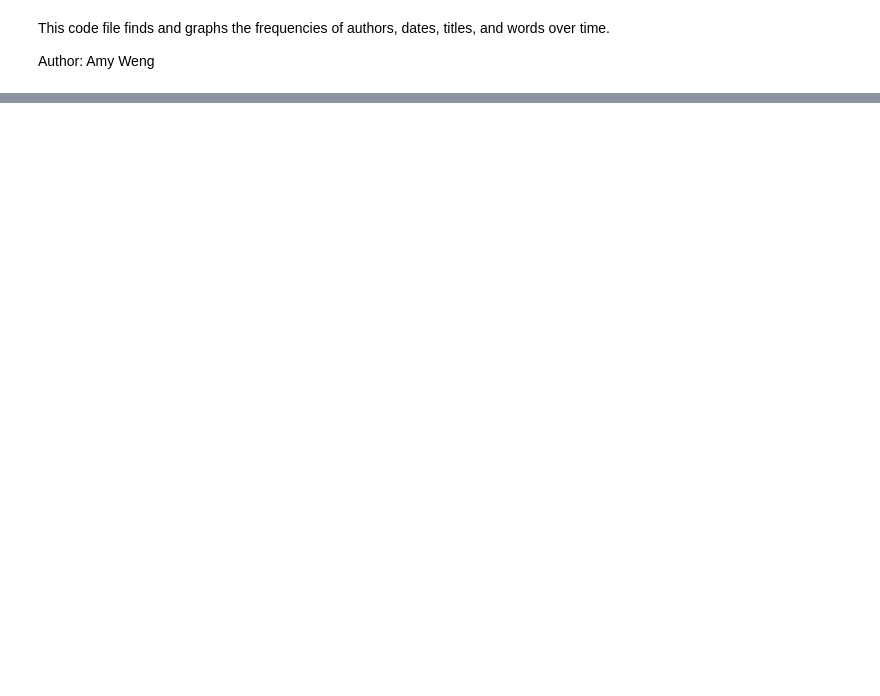
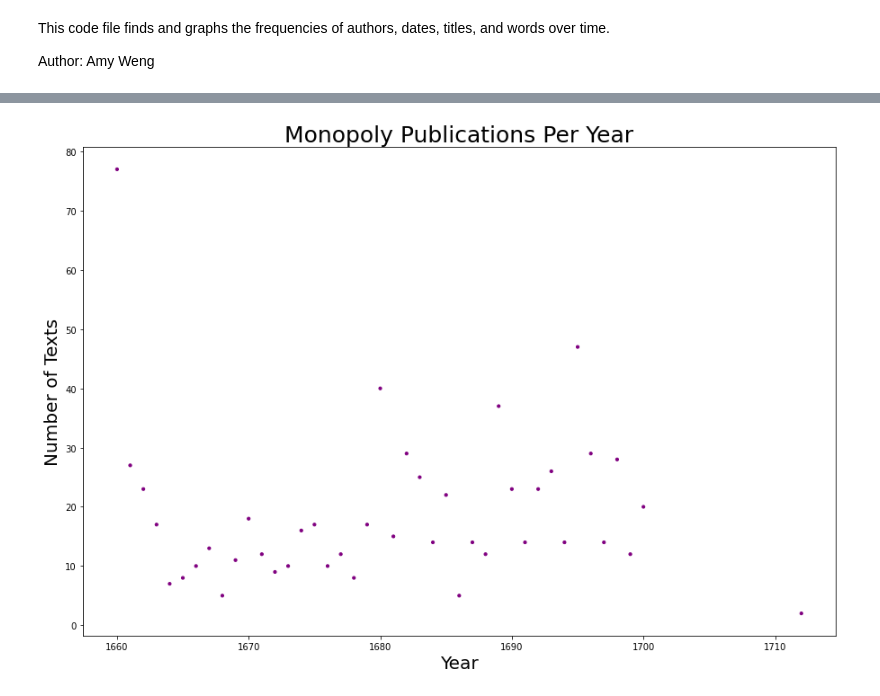
Before and after one commit to hsmith221/ECBC-21-22, a Jupyter notebook: Topic_Modeling/patterns.ipynb, the cells around one changed output, grey strips where cells are left out. Cells and saved outputs as stored; diff of their text form; code cells hidden in the pictures; blank space fills up the shorter version.

```diff
--- a/Topic_Modeling/patterns.ipynb
+++ b/Topic_Modeling/patterns.ipynb
@@ -132,7 +114,9 @@ def scatter(dates,freqs,title,color,x_label,y_label):
 
     plt.show()
 # %%
-scatter(freqs.keys(),freqs.values(),"Economic Publications Per Year","purple","Year","Number of Texts")
+scatter(freqs.keys(),freqs.values(),"Monopoly Publications Per Year","purple","Year","Number of Texts")
+# %% [output]
+[figure, added]
 # %%
 def scatter3D(dates, yFreq, zFreq, title, ylabel, zlabel,color):
     x = list(map(int, dates))
```
Also changed, not shown: parts of 5 cells of this notebook, 21 other files.
